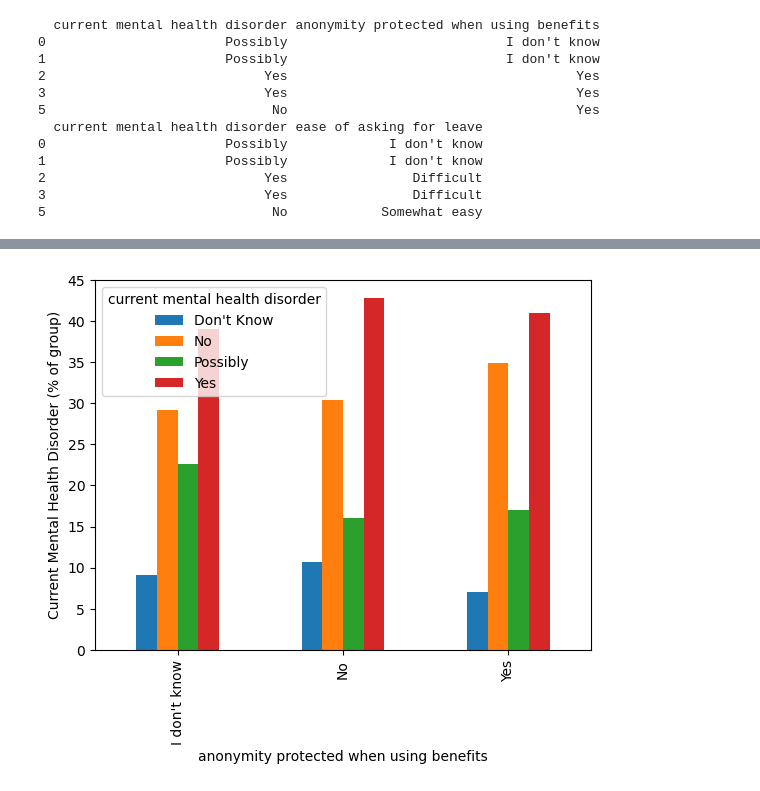
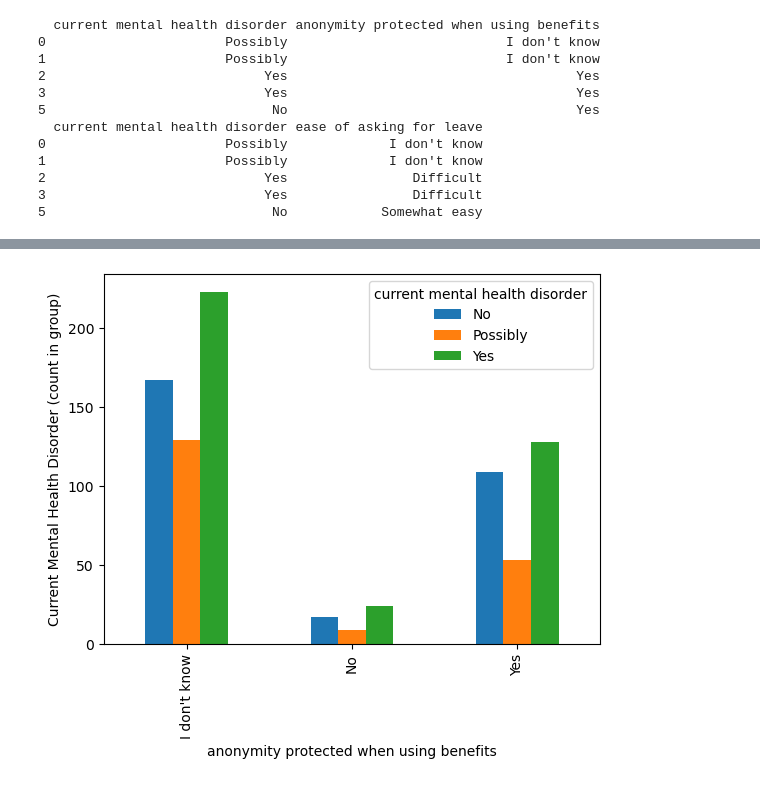
Before and after one commit to AthenOsterberg1995/Project-1---Mental-Health-in-Tech, a Jupyter notebook: Question_4_Visualizations/Question_4_Visualizations.ipynb, the cells around one changed output, grey strips where cells are left out. Drawn from its saved outputs; the diff is of its cells as text; code cells hidden in the pictures.

Commit message:
Removed don't know responses and made some new charts

```diff
--- a/Question_4_Visualizations/Question_4_Visualizations.ipynb
+++ b/Question_4_Visualizations/Question_4_Visualizations.ipynb
@@ -42,3 +38,9 @@ df_leave = df_leave.dropna()
+# %%
+#drop rows with missing data and rows where current mental health disorder is I don't know
+df_anonymity = df_anonymity.dropna()
+df_leave = df_leave.dropna()
+df_anonymity = df_anonymity[(df_anonymity["current mental health disorder"]!="Don't Know")]
+df_leave = df_leave[(df_leave["current mental health disorder"]!="Don't Know")]
 # %%
 #Create 2 new dataframes with indexes as the columns of df_anonymity nd df_leave and the column as value counts
 anonymity_groupby = df_anonymity.groupby("anonymity protected when using benefits")["current mental health disorder"].value_counts()
@@ -111,13 +142,13 @@ plt.savefig("ease_of_asking_leave.png", bbox_inches='tight')
 # %%
 #multiindex bar chart formatting:
 #https://stackoverflow.com/questions/34248741/plotting-pandas-multiindex-bar-chart
 
 #code for cropping chart correctly
 #https://stackoverflow.com/questions/37427362/plt-show-shows-full-graph-but-savefig-is-cropping-the-image/37428142
 
 #bar chart for ease of asking for leave
-anonymity_groupby_df["percent of group"].unstack().plot(kind='bar')
-plt.ylabel("Current Mental Health Disorder (% of group)")
-plt.savefig("anonymity_protected_bar.png", bbox_inches='tight')
+anonymity_groupby_df["count"].unstack().plot(kind='bar')
+plt.ylabel("Current Mental Health Disorder (count in group)")
+plt.savefig("anonymity_protected_bar_group_count.png", bbox_inches='tight')
 # %% [output]
-[figure, old version]
+[figure, new version]
```
Also changed, not shown: parts of 6 cells of this notebook, 6 other files.
